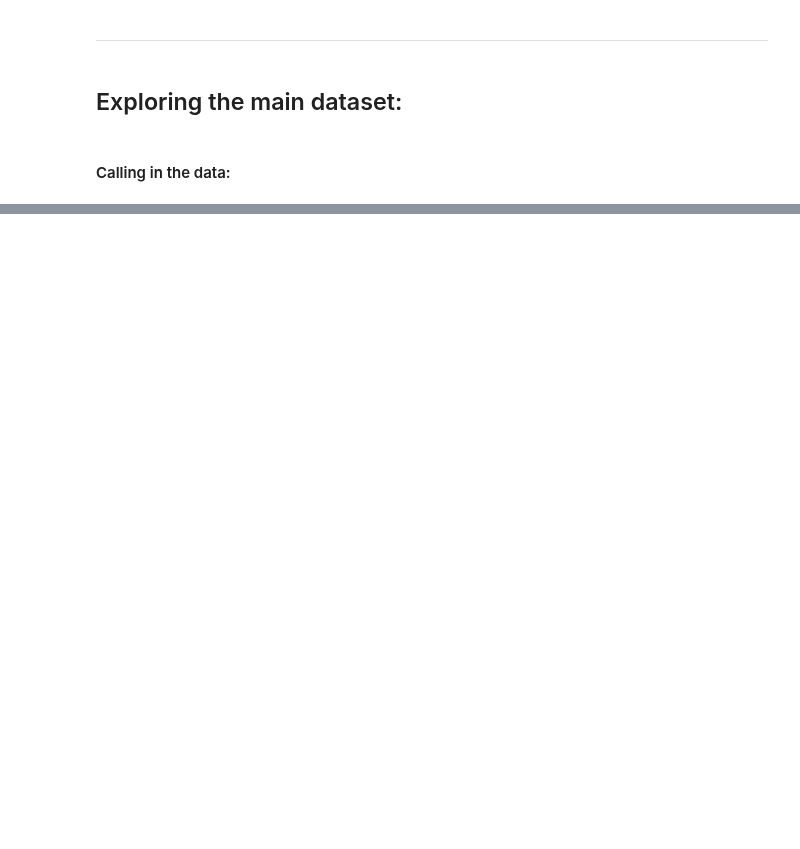
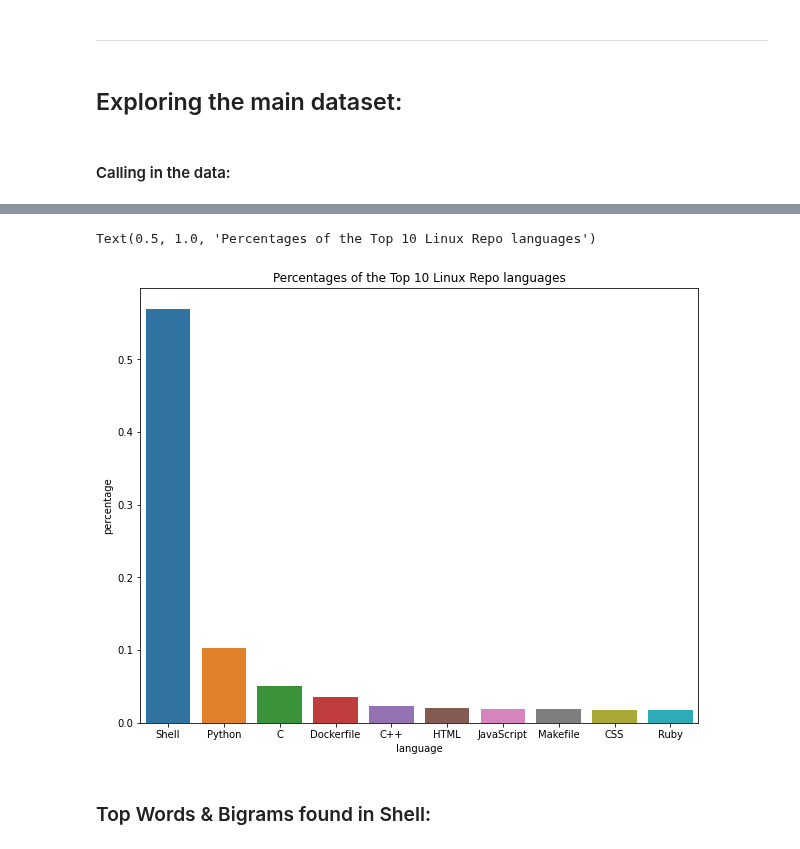
Before and after one commit to jemison-nlp-AnJeSt/github-NLP-project, a Jupyter notebook: Final_Notebook.ipynb, the cells around one changed output, grey strips where cells are left out. Cells and saved outputs as stored; diff of their text form; code cells hidden in the pictures; blank space fills up the shorter version.

```diff
--- a/Final_Notebook.ipynb
+++ b/Final_Notebook.ipynb
@@ -95,0 +152,15 @@ master_df.head()
+# %%
+m_count = master_df.language.value_counts(normalize=True).head(10)
+# %%
+#creating a df of the percentages to prep for charts:
+temp = pd.DataFrame({'language' : m_count.index, 'percentage': m_count.values})
+# %%
+#plotting out the percentages of the Top 10 languages used in Ubuntu repos:
+plt.figure(figsize=(10,8))
+sns.barplot(data=temp, x = 'language', y = 'percentage')
+plt.title('Percentages of the Top 10 Linux Repo languages')
+# %% [output]
+Text(0.5, 1.0, 'Percentages of the Top 10 Linux Repo languages')
+[figure, added]
+# %% [markdown]
+### Top Words & Bigrams found in Shell:
```
Also changed, not shown: parts of 48 cells of this notebook, 1 other file.
